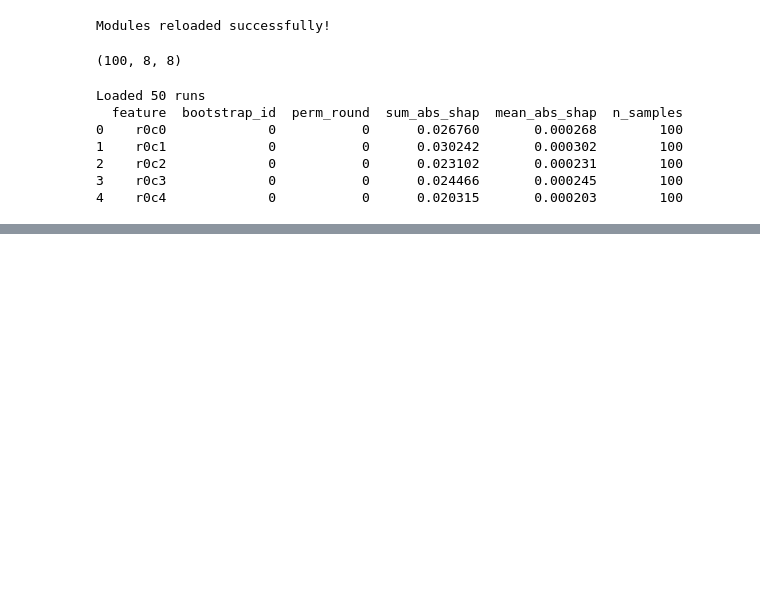
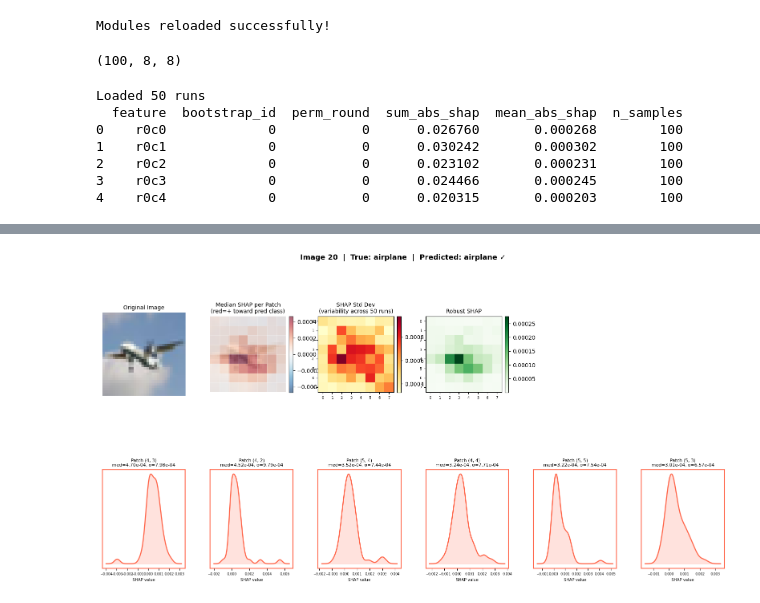
Before and after one commit to Lanxin-Xiang/RobustSHAP, a Jupyter notebook: cifar10.ipynb, the cells around one changed output, grey strips where cells are left out. Drawn from its saved outputs; the diff is of its cells as text; code cells hidden in the pictures; blank space fills up the shorter version.

```diff
--- a/cifar10.ipynb
+++ b/cifar10.ipynb
@@ -618,0 +125,5 @@ plt.show()
+# %%
+fig = plot_image_explanation(20, dist_df, images, labels, predicted)
+plt.show()
+# %% [output]
+[figure, added]
```
Also changed, not shown: parts of 26 cells of this notebook, 7 other files.
